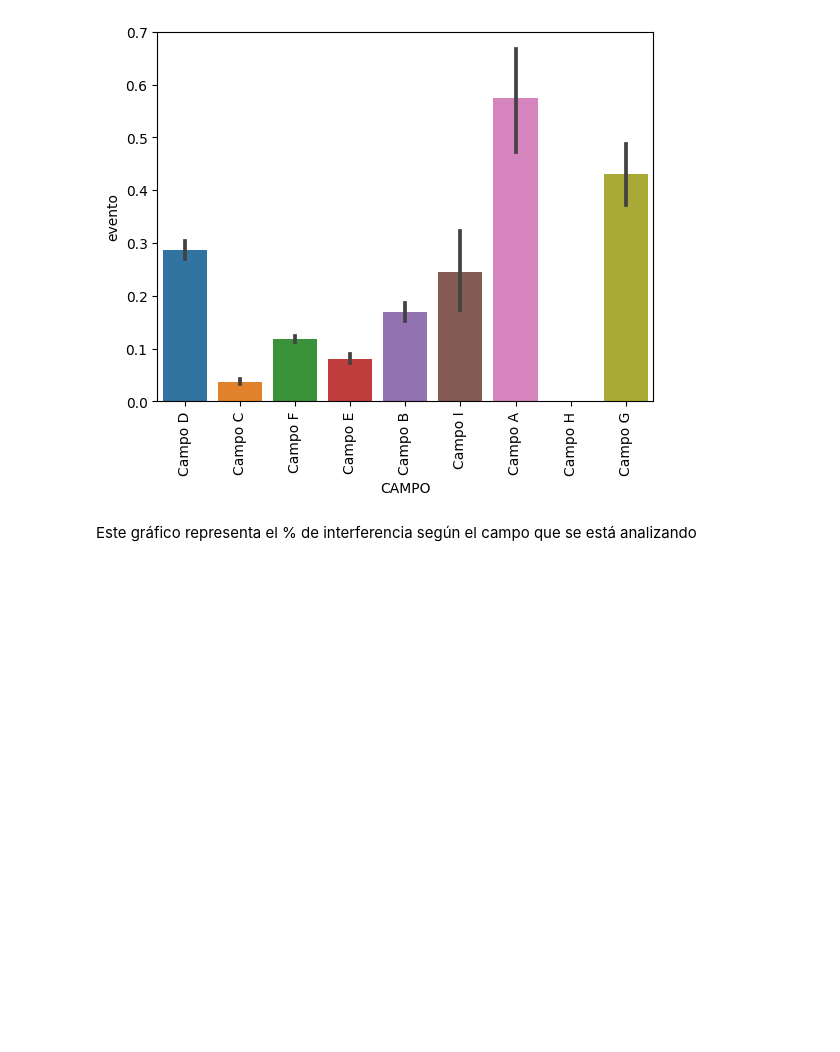
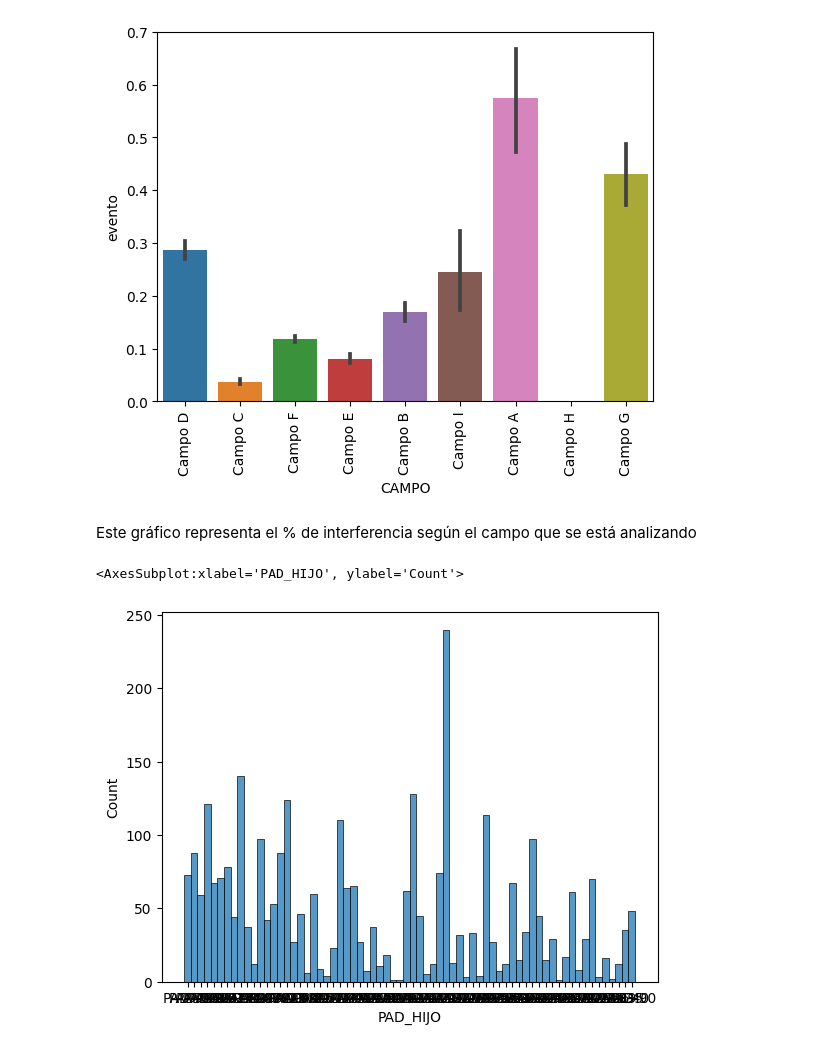
Before and after one commit to vyago/ypf, a Jupyter notebook: src/Análisis descriptivo/AE-Primeras visualizaciones.ipynb, the cells around one changed output. Saved outputs shown, nothing was run; the diff lists cells and outputs as text; code cells hidden in the pictures; blank space fills up the shorter version.

```diff
--- a/src/Análisis descriptivo/AE-Primeras visualizaciones.ipynb
+++ b/src/Análisis descriptivo/AE-Primeras visualizaciones.ipynb
@@ -160,3 +160,12 @@ ax.set_xticklabels(ax.get_xticklabels(),rotation = 90)
 [figure]
 # %% [markdown]
 Este gráfico representa el % de interferencia según el campo que se está analizando
+# %%
+eventos_padhijo = train[train["evento"]==1]["PAD_HIJO"]
+eventos_padre = train[train["evento"]==1]["PADRE"]
+eventos_hijo = train[train["evento"]==1]["PAD_HIJO"]
+# %%
+sns.histplot(data = eventos_padhijo)
+# %% [output]
+<AxesSubplot:xlabel='PAD_HIJO', ylabel='Count'>
+[figure, added]
```
Also changed, not shown: parts of 3 cells of this notebook, 4 other files.
